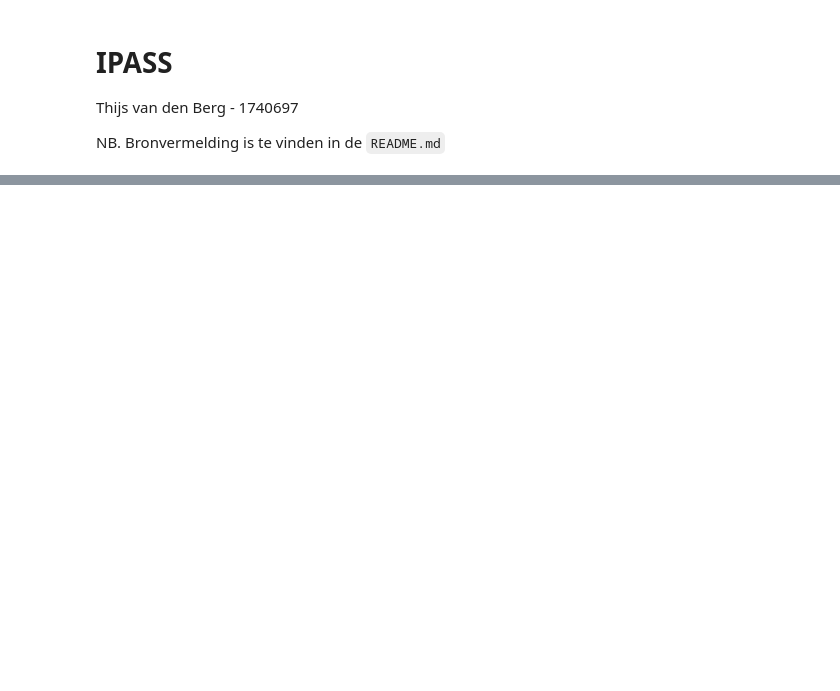
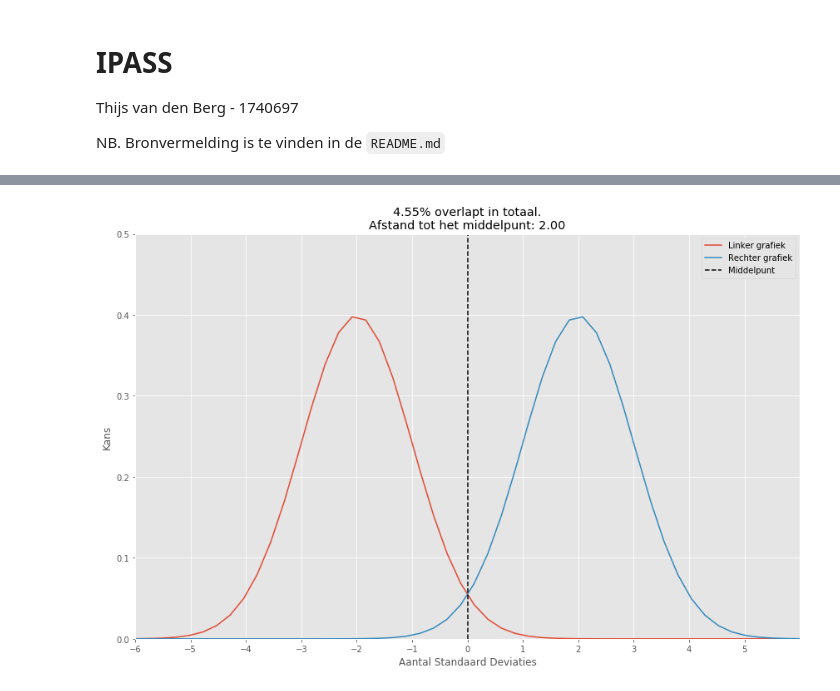
Before and after one commit to Denbergvanthijs/IPASS, a Jupyter notebook: main.ipynb, the cells around one changed output, grey strips where cells are left out. Saved outputs shown, nothing was run; the diff lists cells and outputs as text; code cells hidden in the pictures; blank space fills up the shorter version.

Commit message:
Vonoroi verbeterd naar Voronoi. Code gesplit in een Python-bestand dat te importeren is en een Jupyter-bestand met voorbeelden.

```diff
--- a/main.ipynb
+++ b/main.ipynb
@@ -3,14 +3,3 @@
 Thijs van den Berg - 1740697
 
 NB. Bronvermelding is te vinden in de `README.md`
-# %%
-import matplotlib.lines as mlines
-import matplotlib.pyplot as plt  # Voor de grafieken
-import numpy as np  # Om data als arrays op te kunnen slaan en de normale verdeling te kunnen tekenen
-from matplotlib import style  # Style van de grafiek aanpassen naar eigen smaak
-from scipy.spatial import Voronoi
-from scipy.spatial import voronoi_plot_2d as vorPlot
-from scipy.stats import norm  # Om de lijn van de normale verdeling te tekenen. Getallen zijn zelf berekend.
-
-style.use('ggplot')
-plt.rcParams['figure.figsize'] = [12, 8]  # Grotere plots in Jupyter Notebook
@@ -55,0 +18,4 @@ normaleVerdeling(0, 1, 4, ["Linker grafiek", "Rechter grafiek"])
+# %%
+plotNormaleVerdeling(0, 1, 2, ["Linker grafiek", "Rechter grafiek"])
+# %% [output]
+[figure, added]
```
Also changed, not shown: parts of 16 cells of this notebook, 3 other files.
